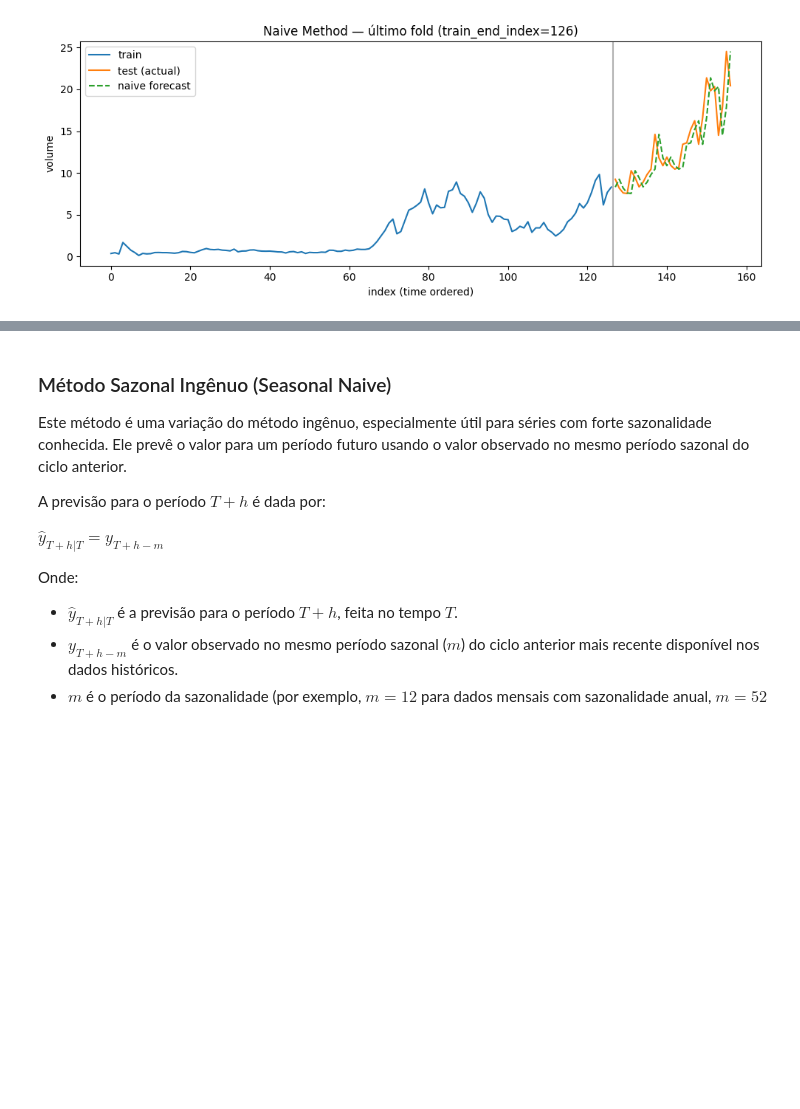
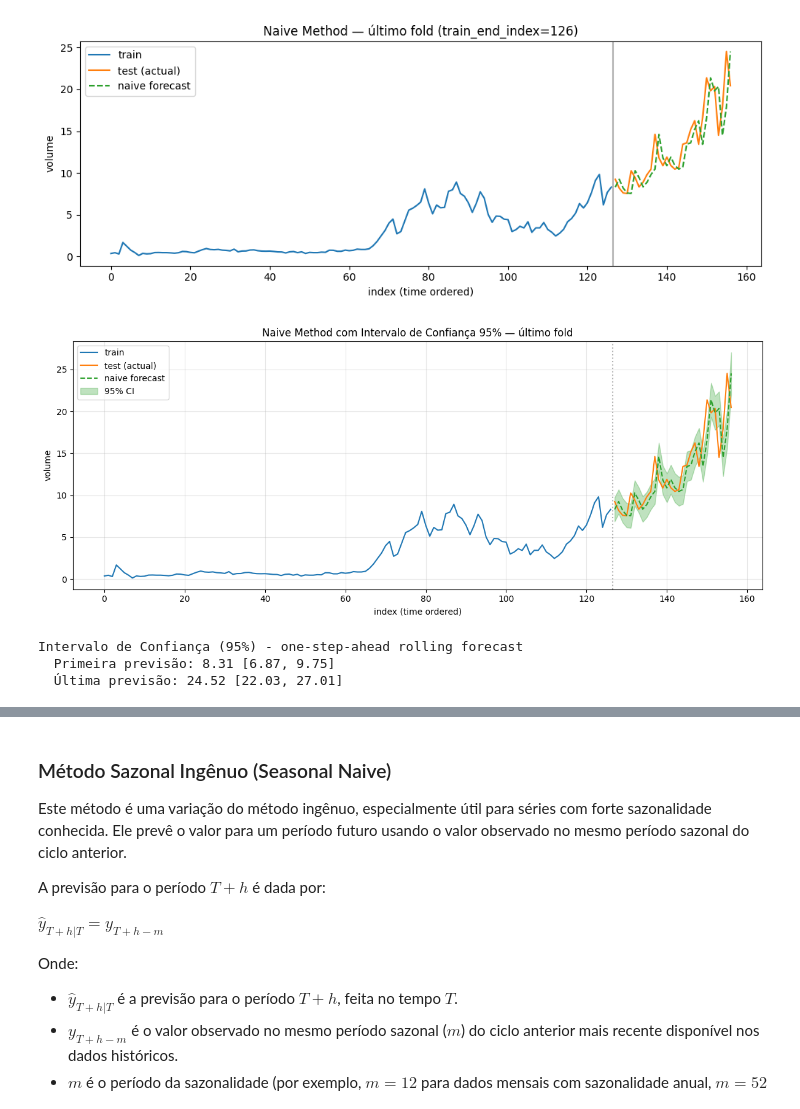
Before and after one commit to eduardammag/time-series, a Jupyter notebook: baselines/Baselines.ipynb, the cells around one changed output, grey strips where cells are left out. Drawn from its saved outputs; the diff is of its cells as text; code cells hidden in the pictures; blank space fills up the shorter version.

Commit message:
Adição de intervalos de confiânça

```diff
--- a/baselines/Baselines.ipynb
+++ b/baselines/Baselines.ipynb
@@ -470,3 +470,77 @@ plt.tight_layout()
 plt.show()
 # %% [output]
 [figure]
+# %%
+import numpy as np
+import matplotlib.pyplot as plt
+from scipy import stats
+
+# último fold
+last = cv_splits[-1]
+train = series.iloc[last[0]].reset_index(drop=True)
+test = series.iloc[last[1]].reset_index(drop=True)
+h = len(test)
+
+# Recria one-step-ahead rolling forecast com intervalos de confiança
+preds = []
+lower_bounds = []
+upper_bounds = []
+
+for j in range(h):
+    if j == 0:
+        history = train
+    else:
+        history = pd.concat([train, test.iloc[:j]], ignore_index=True)
+
+    # previsão pontual (último valor)
+    last_value = history.iloc[-1]
+    preds.append(last_value)
+
+    # intervalo de confiança: baseado no desvio padrão das diferenças consecutivas
+    # Para Naive, usamos a variância das primeiras diferenças
+    diffs = history.diff().dropna()
+    std_diffs = np.std(diffs, ddof=1)
+
+    # margem de erro (95% de confiança) para 1-step-ahead
+    z_score = stats.norm.ppf(0.975)  # 1.96 para 95%
+    margin_of_error = z_score * std_diffs
+
+    lower_bounds.append(last_value - margin_of_error)
+    upper_bounds.append(last_value + margin_of_error)
+
+preds = np.array(preds)
+lower = np.array(lower_bounds)
+upper = np.array(upper_bounds)
+
+# plot
+fig, ax = plt.subplots(figsize=(12, 5))
+
+# treino
+train_idx = np.arange(len(train))
+ax.plot(train_idx, train, label="train", color="C0", linewidth=1.5)
+
+# teste + previsão + intervalo
+test_idx = np.arange(len(train), len(train) + h)
+ax.plot(test_idx, test, label="test (actual)", color="C1", linewidth=1.5)
+ax.plot(test_idx, preds, label="naive forecast", color="C2", linestyle="--", linewidth=1.5)
+ax.fill_between(test_idx, lower, upper, alpha=0.3, color="C2", label="95% CI")
+
+# separador treino/teste
+ax.axvline(len(train) - 0.5, color="k", alpha=0.3, linestyle=":")
+
+ax.legend()
+ax.set_title(f"Naive Method com Intervalo de Confiança 95% — último fold")
+ax.set_xlabel("index (time ordered)")
+ax.set_ylabel("volume")
+ax.grid(alpha=0.3)
+plt.tight_layout()
+plt.show()
+
+print(f"Intervalo de Confiança (95%) - one-step-ahead rolling forecast")
+print(f"  Primeira previsão: {preds[0]:.2f} [{lower[0]:.2f}, {upper[0]:.2f}]")
+print(f"  Última previsão: {preds[-1]:.2f} [{lower[-1]:.2f}, {upper[-1]:.2f}]")
+# %% [output]
+[figure, added]
+Intervalo de Confiança (95%) - one-step-ahead rolling forecast
+  Primeira previsão: 8.31 [6.87, 9.75]
+  Última previsão: 24.52 [22.03, 27.01]
```
Also changed, not shown: parts of 7 cells of this notebook.
